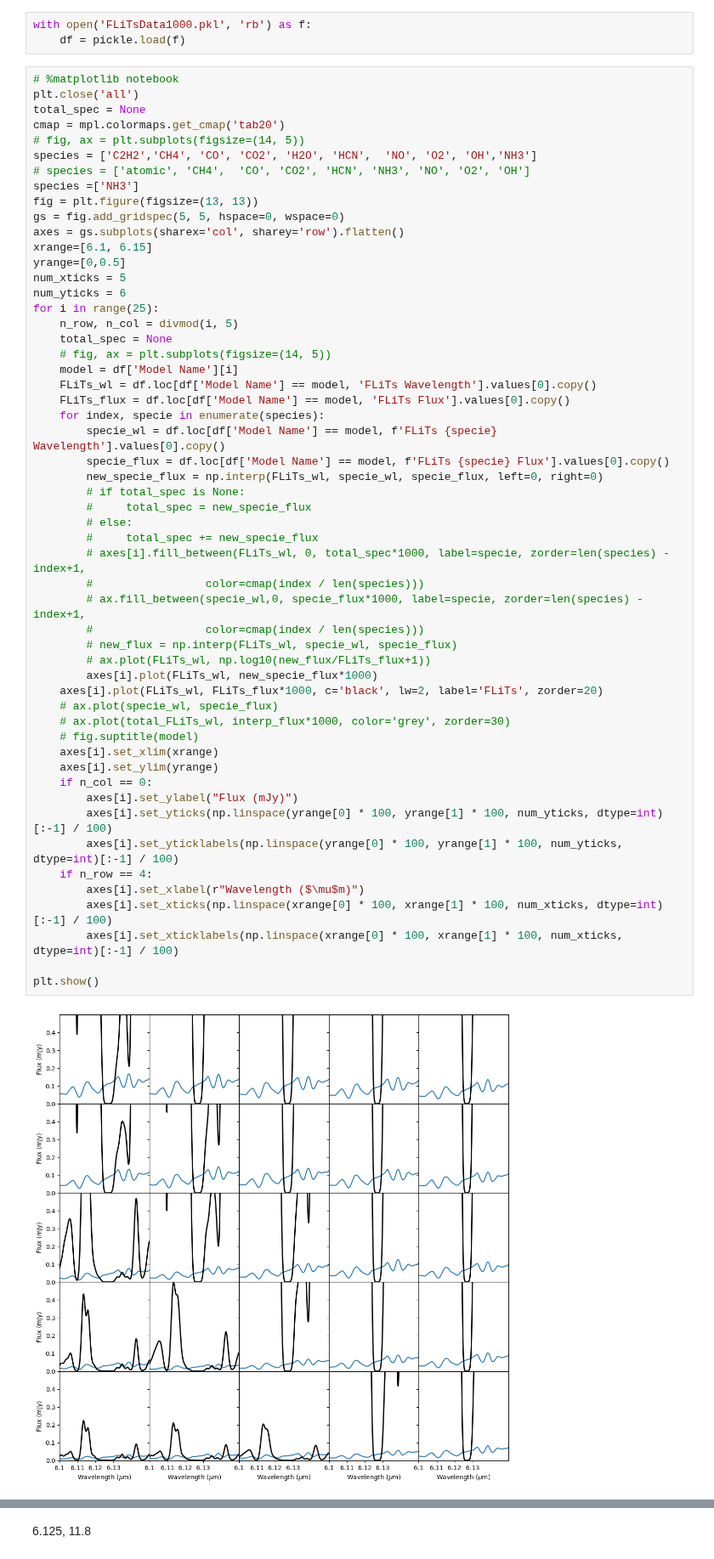
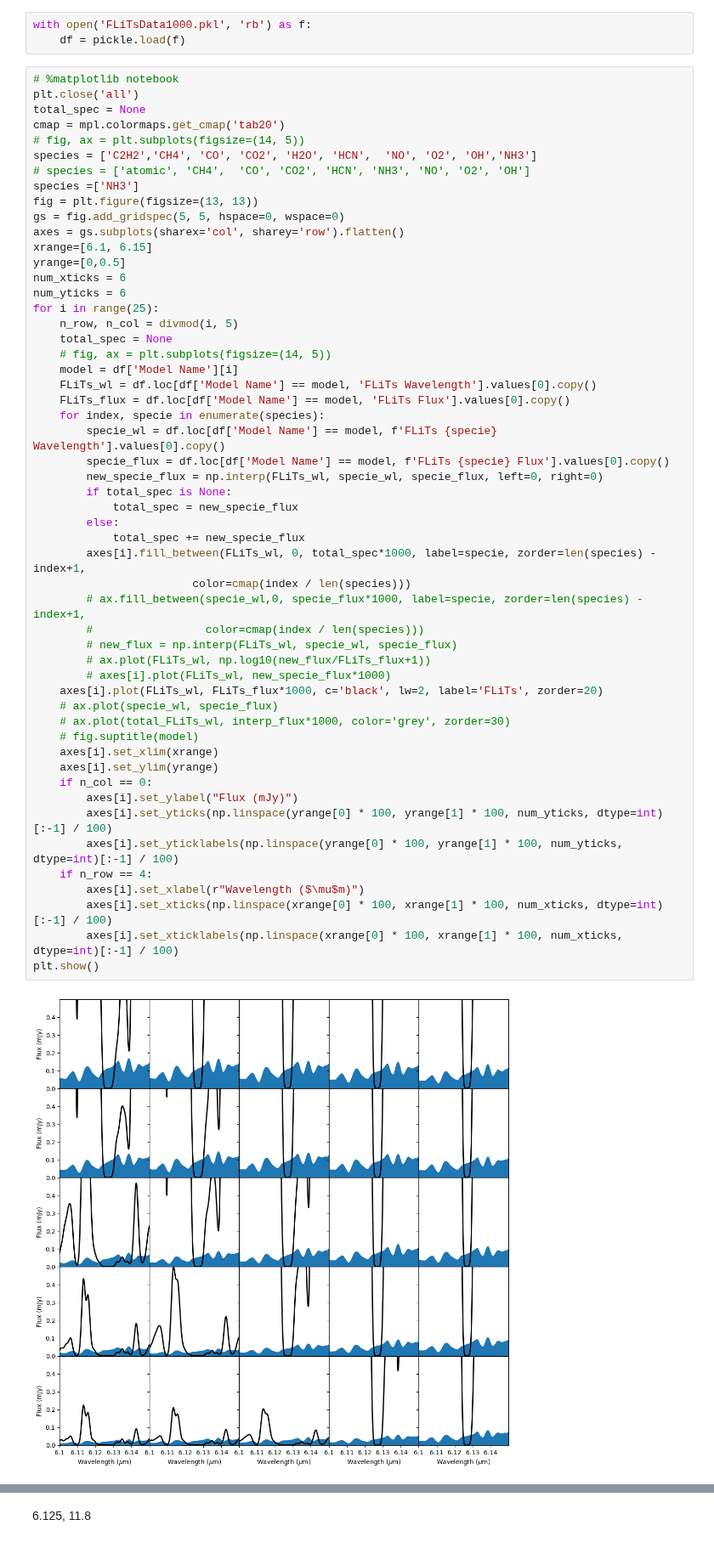
Before and after one commit to nielsklerk/BRP, a Jupyter notebook: New.ipynb, the cells around one changed output, grey strips where cells are left out. Shown at 85% size. Drawn from its saved outputs; the diff is of its cells as text.

```diff
--- a/New.ipynb
+++ b/New.ipynb
@@ -35,48 +35,47 @@ gs = fig.add_gridspec(5, 5, hspace=0, wspace=0)
 axes = gs.subplots(sharex='col', sharey='row').flatten()
 xrange=[6.1, 6.15]
 yrange=[0,0.5]
-num_xticks = 5
+num_xticks = 6
 num_yticks = 6
 for i in range(25):
     n_row, n_col = divmod(i, 5)
     total_spec = None
     # fig, ax = plt.subplots(figsize=(14, 5))
     model = df['Model Name'][i]
     FLiTs_wl = df.loc[df['Model Name'] == model, 'FLiTs Wavelength'].values[0].copy()
     FLiTs_flux = df.loc[df['Model Name'] == model, 'FLiTs Flux'].values[0].copy()
     for index, specie in enumerate(species):
         specie_wl = df.loc[df['Model Name'] == model, f'FLiTs {specie} Wavelength'].values[0].copy()
         specie_flux = df.loc[df['Model Name'] == model, f'FLiTs {specie} Flux'].values[0].copy()
         new_specie_flux = np.interp(FLiTs_wl, specie_wl, specie_flux, left=0, right=0)
-        # if total_spec is None:
-        #     total_spec = new_specie_flux
-        # else:
-        #     total_spec += new_specie_flux
-        # axes[i].fill_between(FLiTs_wl, 0, total_spec*1000, label=specie, zorder=len(species) - index+1,
-        #                 color=cmap(index / len(species)))
+        if total_spec is None:
+            total_spec = new_specie_flux
+        else:
+            total_spec += new_specie_flux
+        axes[i].fill_between(FLiTs_wl, 0, total_spec*1000, label=specie, zorder=len(species) - index+1,
+                        color=cmap(index / len(species)))
         # ax.fill_between(specie_wl,0, specie_flux*1000, label=specie, zorder=len(species) - index+1,
         #                 color=cmap(index / len(species)))
         # new_flux = np.interp(FLiTs_wl, specie_wl, specie_flux)
         # ax.plot(FLiTs_wl, np.log10(new_flux/FLiTs_flux+1))
-        axes[i].plot(FLiTs_wl, new_specie_flux*1000)
+        # axes[i].plot(FLiTs_wl, new_specie_flux*1000)
     axes[i].plot(FLiTs_wl, FLiTs_flux*1000, c='black', lw=2, label='FLiTs', zorder=20)
     # ax.plot(specie_wl, specie_flux)
     # ax.plot(total_FLiTs_wl, interp_flux*1000, color='grey', zorder=30)
     # fig.suptitle(model)
     axes[i].set_xlim(xrange)
     axes[i].set_ylim(yrange)
     if n_col == 0:
         axes[i].set_ylabel("Flux (mJy)")
         axes[i].set_yticks(np.linspace(yrange[0] * 100, yrange[1] * 100, num_yticks, dtype=int)[:-1] / 100)
         axes[i].set_yticklabels(np.linspace(yrange[0] * 100, yrange[1] * 100, num_yticks, dtype=int)[:-1] / 100)
     if n_row == 4:
         axes[i].set_xlabel(r"Wavelength ($\mu$m)")
         axes[i].set_xticks(np.linspace(xrange[0] * 100, xrange[1] * 100, num_xticks, dtype=int)[:-1] / 100)
         axes[i].set_xticklabels(np.linspace(xrange[0] * 100, xrange[1] * 100, num_xticks, dtype=int)[:-1] / 100)
-
 plt.show()
 # %% [output]
-[figure, old version]
+[figure, new version]
 # %%
 # %matplotlib notebook
 plt.close('all')
```
Also changed, not shown: parts of 5 cells of this notebook, 2 other files.
